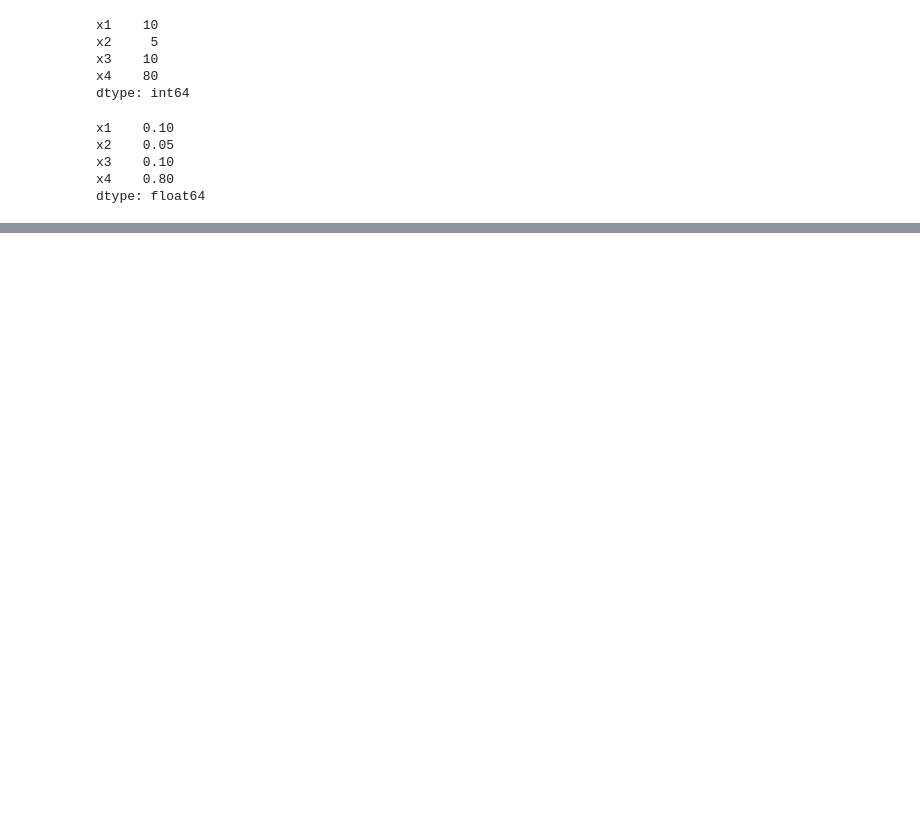
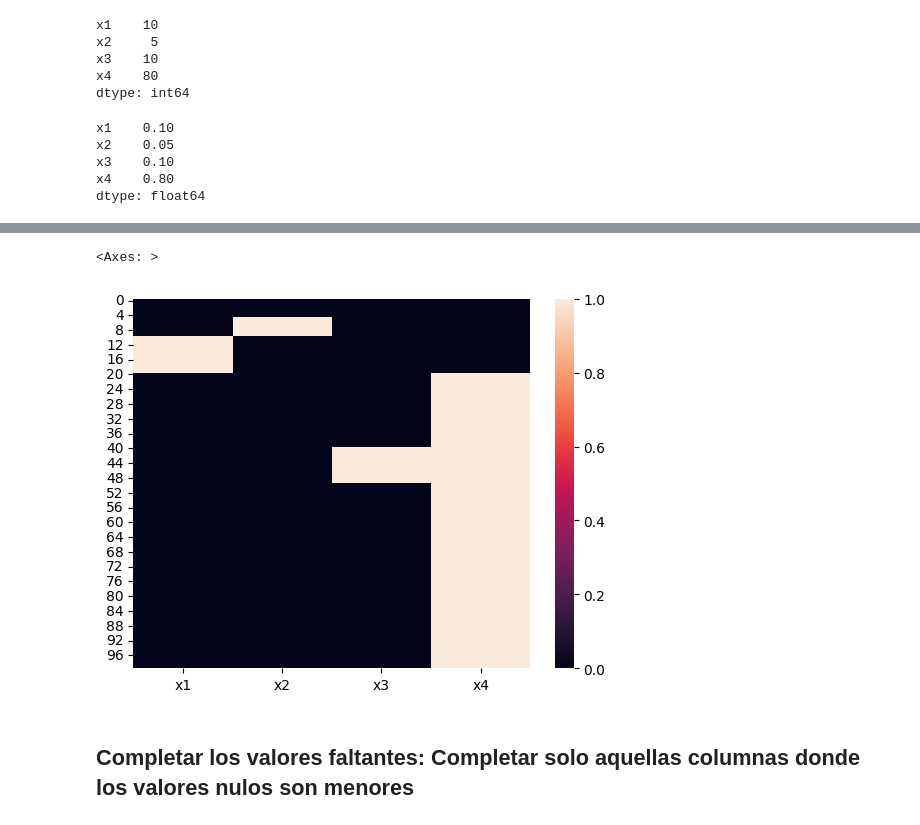
Before and after one commit to edisonc57/Practical-course-Python, a Jupyter notebook: Python_Oil_&_Gas_3.ipynb, the cells around one changed output, grey strips where cells are left out. Drawn from its saved outputs; the diff is of its cells as text; code cells hidden in the pictures; blank space fills up the shorter version.

```diff
--- a/Python_Oil_&_Gas_3.ipynb
+++ b/Python_Oil_&_Gas_3.ipynb
@@ -142,0 +148,7 @@ dtype: float64
+# %%
+sns.heatmap(data.isnull())
+# %% [output]
+<Axes: >
+[figure, added]
+# %% [markdown]
+## Completar los valores faltantes: Completar solo aquellas columnas donde los valores nulos son menores
```
Also changed, not shown: parts of 5 cells of this notebook.
